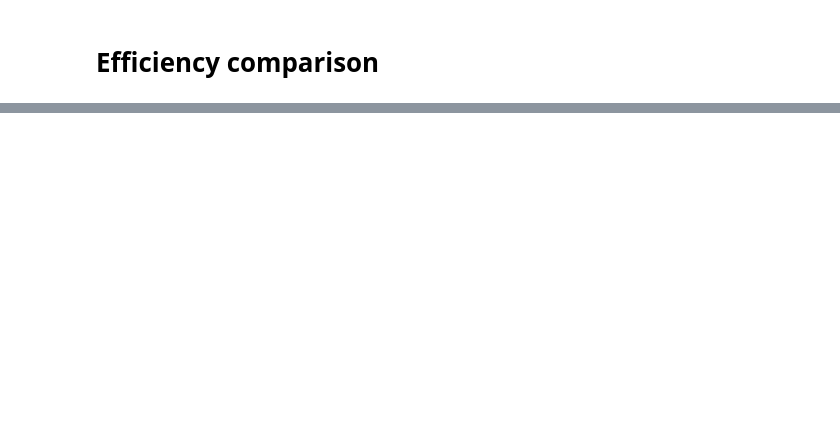
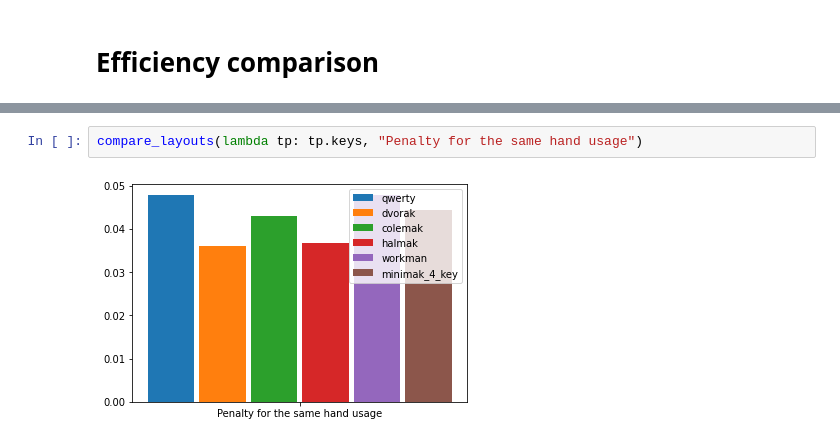
Before and after one commit to ivanjermakov/yakl, a Jupyter notebook: comparison.ipynb, the cells around one changed output, grey strips where cells are left out. Cells and saved outputs as stored; diff of their text form; blank space fills up the shorter version.

```diff
--- a/comparison.ipynb
+++ b/comparison.ipynb
@@ -82,0 +13,4 @@ plt.show()
+# %%
+compare_layouts(lambda tp: tp.keys, "Penalty for the same hand usage")
+# %% [output]
+[figure, added]
```
Also changed, not shown: parts of 12 cells of this notebook, 3 other files.
